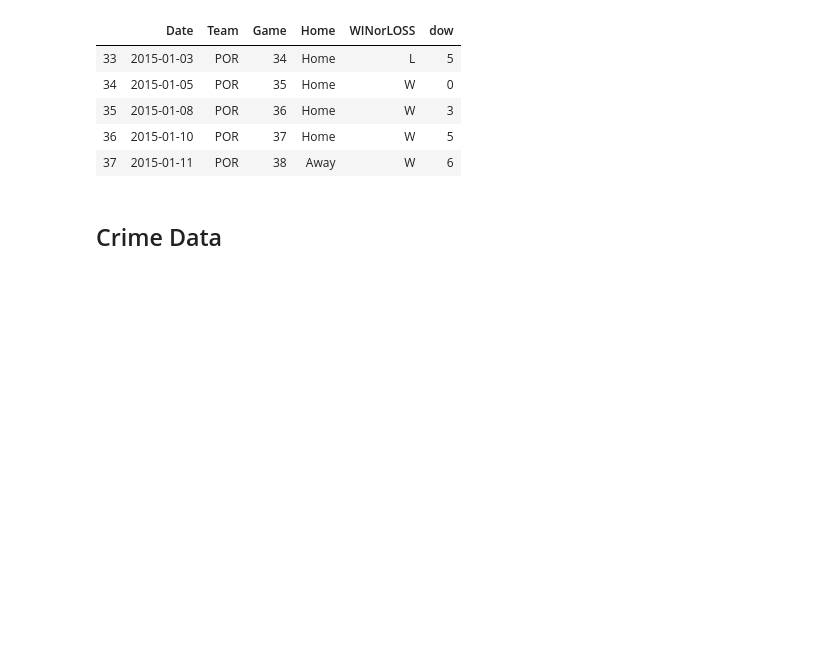
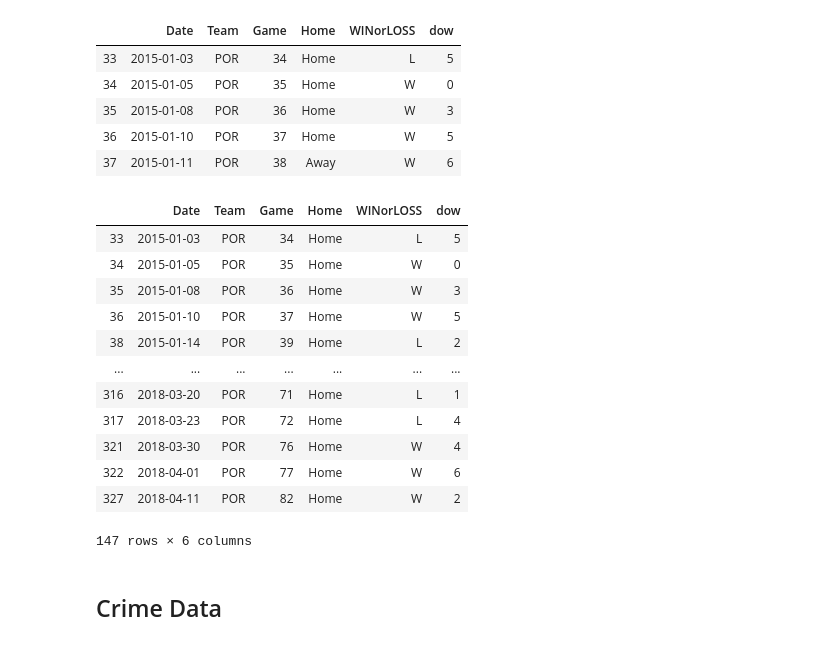
Before and after one commit to shaymusmc/Crime_TrailBlazers, a Jupyter notebook: Crime_TrailBlazers.ipynb, the cells around one changed output. Saved outputs shown, nothing was run; the diff lists cells and outputs as text; code cells hidden in the pictures; blank space fills up the shorter version.

```diff
--- a/Crime_TrailBlazers.ipynb
+++ b/Crime_TrailBlazers.ipynb
@@ -52,6 +52,24 @@ new_nba_df.head()
 | 35 | 2015-01-08 | POR | 36 | Home | W | 3 |
 | 36 | 2015-01-10 | POR | 37 | Home | W | 5 |
 | 37 | 2015-01-11 | POR | 38 | Away | W | 6 |
+# %%
+# Only Home Games
+home_blazers_df = new_nba_df.loc[new_nba_df["Home"] == "Home"]
+home_blazers_df
+# %% [output]
+|  | Date | Team | Game | Home | WINorLOSS | dow |
+| 33 | 2015-01-03 | POR | 34 | Home | L | 5 |
+| 34 | 2015-01-05 | POR | 35 | Home | W | 0 |
+| 35 | 2015-01-08 | POR | 36 | Home | W | 3 |
+| 36 | 2015-01-10 | POR | 37 | Home | W | 5 |
+| 38 | 2015-01-14 | POR | 39 | Home | L | 2 |
+| ... | ... | ... | ... | ... | ... | ... |
+| 316 | 2018-03-20 | POR | 71 | Home | L | 1 |
+| 317 | 2018-03-23 | POR | 72 | Home | L | 4 |
+| 321 | 2018-03-30 | POR | 76 | Home | W | 4 |
+| 322 | 2018-04-01 | POR | 77 | Home | W | 6 |
+| 327 | 2018-04-11 | POR | 82 | Home | W | 2 |
+147 rows × 6 columns
 # %% [markdown]
 ## Crime Data
 # %%
```
Also changed, not shown: parts of 2 cells of this notebook.
